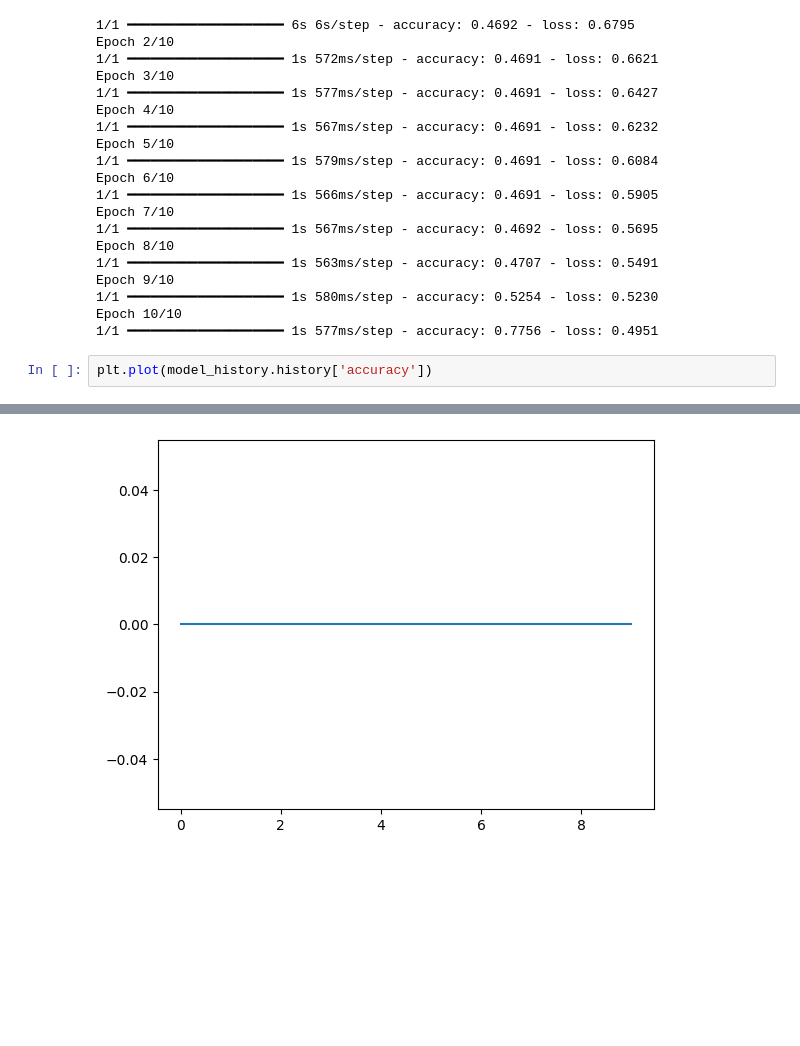
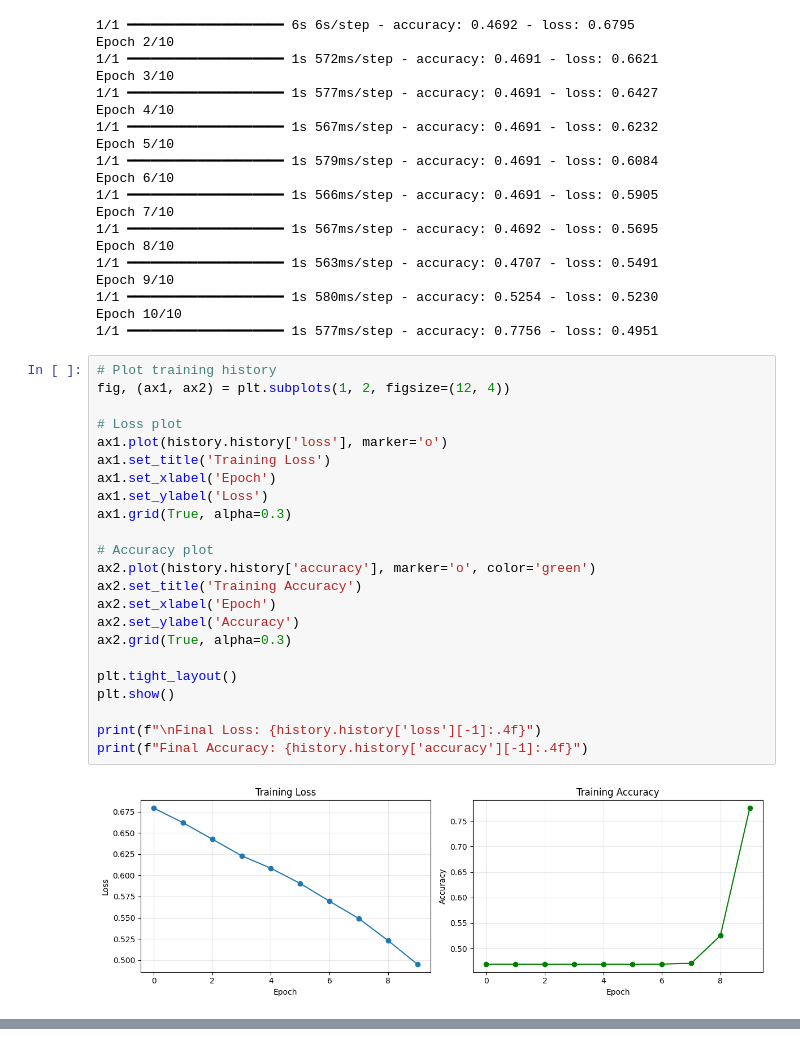
Before and after one commit to shovo896/Computer_vision, a Jupyter notebook: image_segmen.ipynb, the cells around one changed output, grey strips where cells are left out. Drawn from its saved outputs; the diff is of its cells as text; blank space fills up the shorter version.

```diff
--- a/image_segmen.ipynb
+++ b/image_segmen.ipynb
@@ -537,5 +537,27 @@ Epoch 9/10
 Epoch 10/10
 1/1 ━━━━━━━━━━━━━━━━━━━━ 1s 577ms/step - accuracy: 0.7756 - loss: 0.4951
 # %%
-plt.plot(model_history.history['accuracy'])
+# Plot training history
+fig, (ax1, ax2) = plt.subplots(1, 2, figsize=(12, 4))
+
+# Loss plot
+ax1.plot(history.history['loss'], marker='o')
+ax1.set_title('Training Loss')
+ax1.set_xlabel('Epoch')
+ax1.set_ylabel('Loss')
+ax1.grid(True, alpha=0.3)
+
+# Accuracy plot
+ax2.plot(history.history['accuracy'], marker='o', color='green')
+ax2.set_title('Training Accuracy')
+ax2.set_xlabel('Epoch')
+ax2.set_ylabel('Accuracy')
+ax2.grid(True, alpha=0.3)
+
+plt.tight_layout()
+plt.show()
+
+print(f"\nFinal Loss: {history.history['loss'][-1]:.4f}")
+print(f"Final Accuracy: {history.history['accuracy'][-1]:.4f}")
 # %% [output]
+[figure, new version]
@@ -543 +565,0 @@ plt.plot(model_history.history['accuracy'])
-[figure, old version]
```
Also changed, not shown: parts of 1 cell of this notebook.
